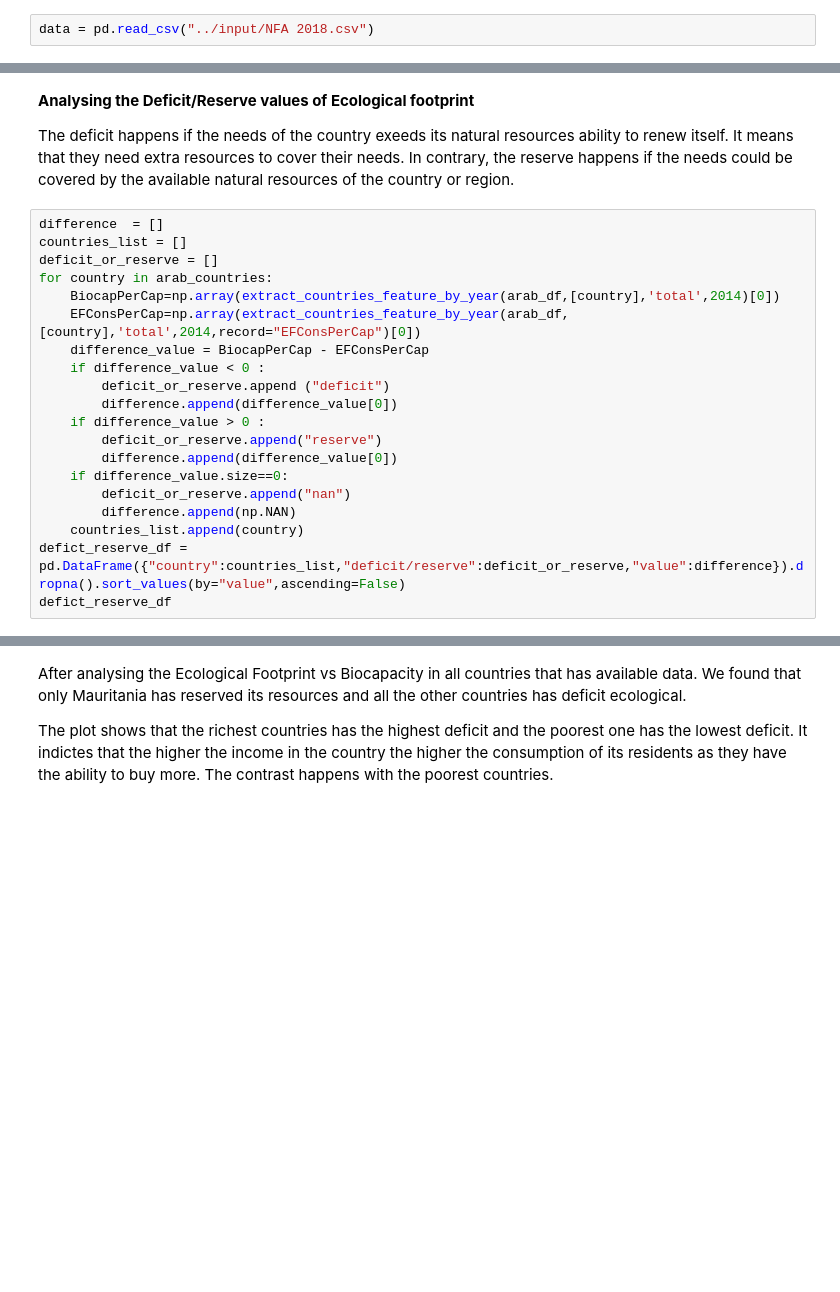
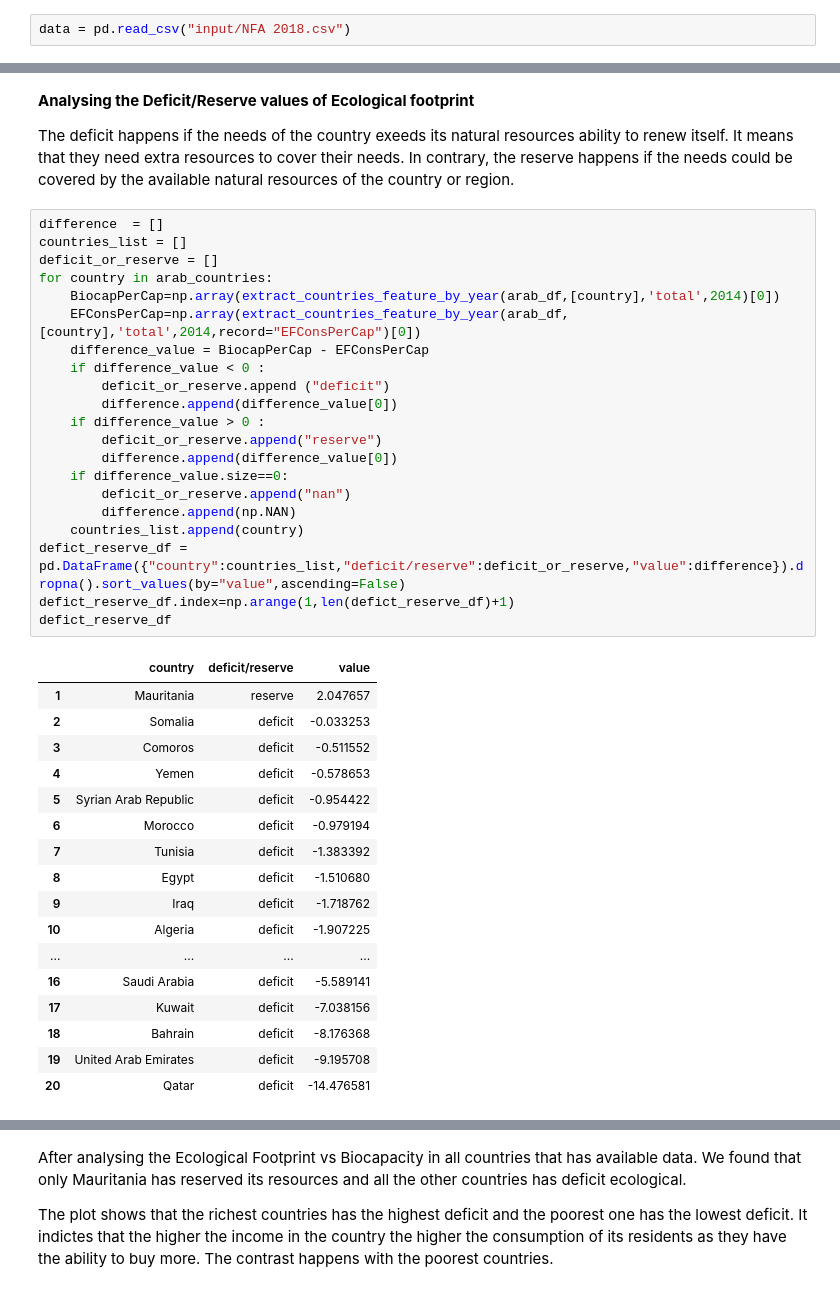
Before and after one commit to maidaly/Data-Analysis, a Jupyter notebook: Arab Countries Ecological Footprint Analysis/Arab_Countries_Ecological_Footprint_Analysis.ipynb, the cells around one changed output, grey strips where cells are left out. Drawn from its saved outputs; the diff is of its cells as text; blank space fills up the shorter version.

```diff
--- a/Arab Countries Ecological Footprint Analysis/Arab_Countries_Ecological_Footprint_Analysis.ipynb
+++ b/Arab Countries Ecological Footprint Analysis/Arab_Countries_Ecological_Footprint_Analysis.ipynb
@@ -60,6 +57,6 @@ print(os.listdir("../input"))
 sns.set(font_scale=1.1)
 # Any results you write to the current directory are saved as output.
 # %%
-data = pd.read_csv("../input/NFA 2018.csv")
+data = pd.read_csv("input/NFA 2018.csv")
 # %%
 data.sample(10)
@@ -564,23 +688,42 @@ The deficit happens if the needs of the country exeeds its natural resources abi
 # %%
 difference  = []
 countries_list = []
 deficit_or_reserve = []
 for country in arab_countries:
     BiocapPerCap=np.array(extract_countries_feature_by_year(arab_df,[country],'total',2014)[0])
     EFConsPerCap=np.array(extract_countries_feature_by_year(arab_df,[country],'total',2014,record="EFConsPerCap")[0])
     difference_value = BiocapPerCap - EFConsPerCap
     if difference_value < 0 :
         deficit_or_reserve.append ("deficit")
         difference.append(difference_value[0])
     if difference_value > 0 :
         deficit_or_reserve.append("reserve")
         difference.append(difference_value[0])
     if difference_value.size==0:
         deficit_or_reserve.append("nan")
         difference.append(np.NAN)
     countries_list.append(country)
 defict_reserve_df = pd.DataFrame({"country":countries_list,"deficit/reserve":deficit_or_reserve,"value":difference}).dropna().sort_values(by="value",ascending=False)
+defict_reserve_df.index=np.arange(1,len(defict_reserve_df)+1)
 defict_reserve_df
+# %% [output]
+|  | country | deficit/reserve | value |
+| 1 | Mauritania | reserve | 2.047657 |
+| 2 | Somalia | deficit | -0.033253 |
+| 3 | Comoros | deficit | -0.511552 |
+| 4 | Yemen | deficit | -0.578653 |
+| 5 | Syrian Arab Republic | deficit | -0.954422 |
+| 6 | Morocco | deficit | -0.979194 |
+| 7 | Tunisia | deficit | -1.383392 |
+| 8 | Egypt | deficit | -1.510680 |
+| 9 | Iraq | deficit | -1.718762 |
+| 10 | Algeria | deficit | -1.907225 |
+| ... | ... | ... | ... |
+| 16 | Saudi Arabia | deficit | -5.589141 |
+| 17 | Kuwait | deficit | -7.038156 |
+| 18 | Bahrain | deficit | -8.176368 |
+| 19 | United Arab Emirates | deficit | -9.195708 |
+| 20 | Qatar | deficit | -14.476581 |
 # %%
 fig = plt.figure(figsize=(12,8))
 sns.barplot(y=defict_reserve_df["country"], x=defict_reserve_df["value"],
```
Also changed, not shown: parts of 33 cells of this notebook, 1 other file.
